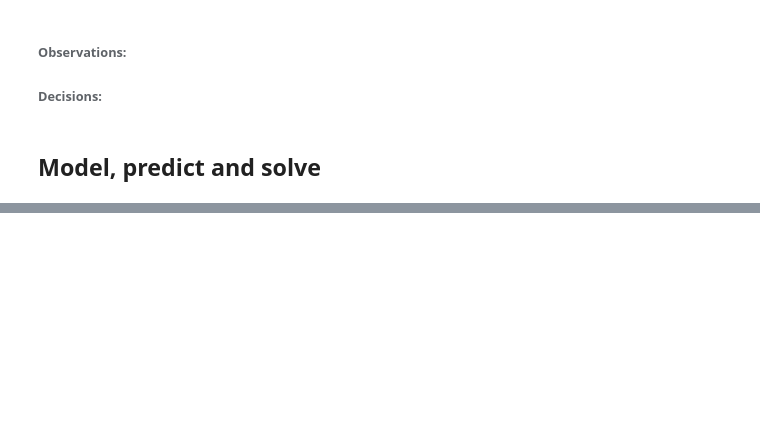
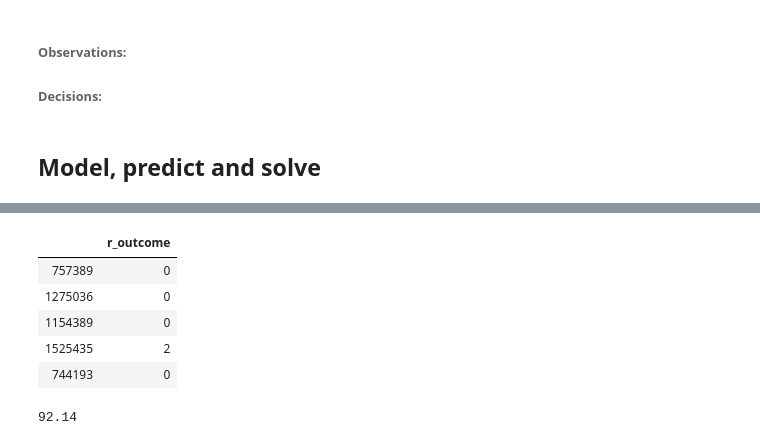
Before and after one commit to MichaelRichardson12/uk-police-notebook, a Jupyter notebook: UK Police Crime Notebook.ipynb, the cells around one changed output, grey strips where cells are left out. Drawn from its saved outputs; the diff is of its cells as text; code cells hidden in the pictures; blank space fills up the shorter version.

```diff
--- a/UK Police Crime Notebook.ipynb
+++ b/UK Police Crime Notebook.ipynb
@@ -346,0 +421,22 @@ plt.show()
+# %%
+X = df_model.drop(columns=['r_outcome'])
+y = df_model[['r_outcome']]
+# %%
+X_train, X_test, y_train, y_test = train_test_split(X, y, test_size=0.3, random_state=42)
+# %%
+y_train.head()
+# %% [output]
+|  | r_outcome |
+| 757389 | 0 |
+| 1275036 | 0 |
+| 1154389 | 0 |
+| 1525435 | 2 |
+| 744193 | 0 |
+# %%
+# Logistic Regression
+logreg = LogisticRegression(random_state=0).fit(X_train, y_train)
+
+acc_log = round(logreg.score(X_test, y_test) * 100, 2)
+acc_log
+# %% [output]
+92.14
```
Also changed, not shown: parts of 11 cells of this notebook.
